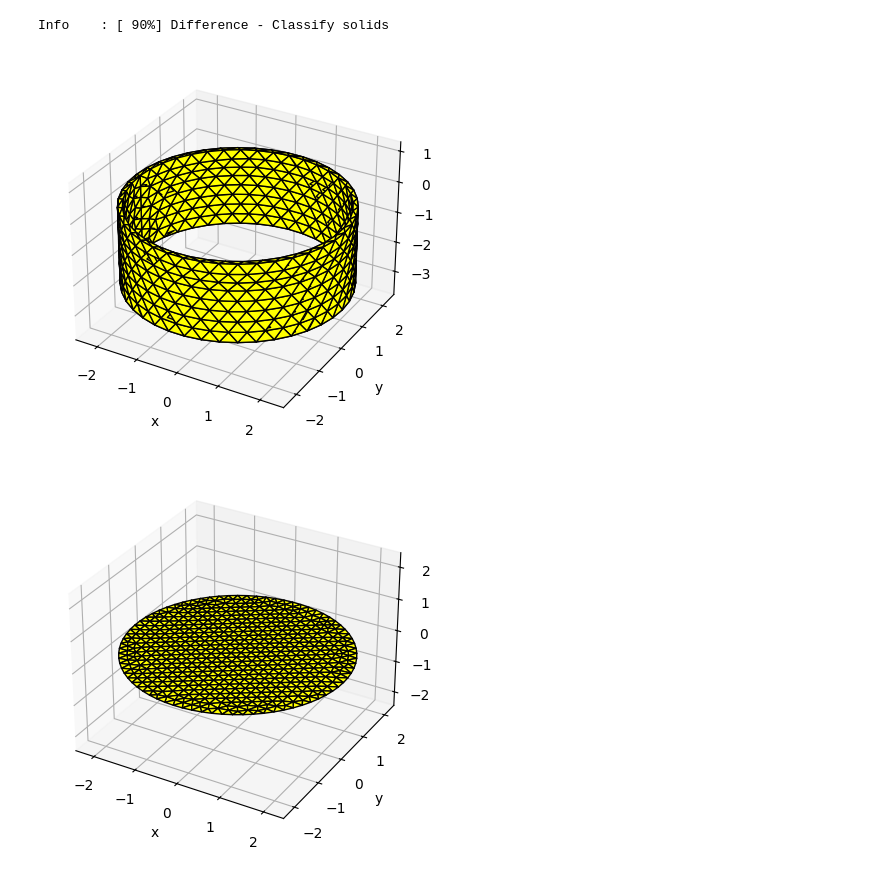
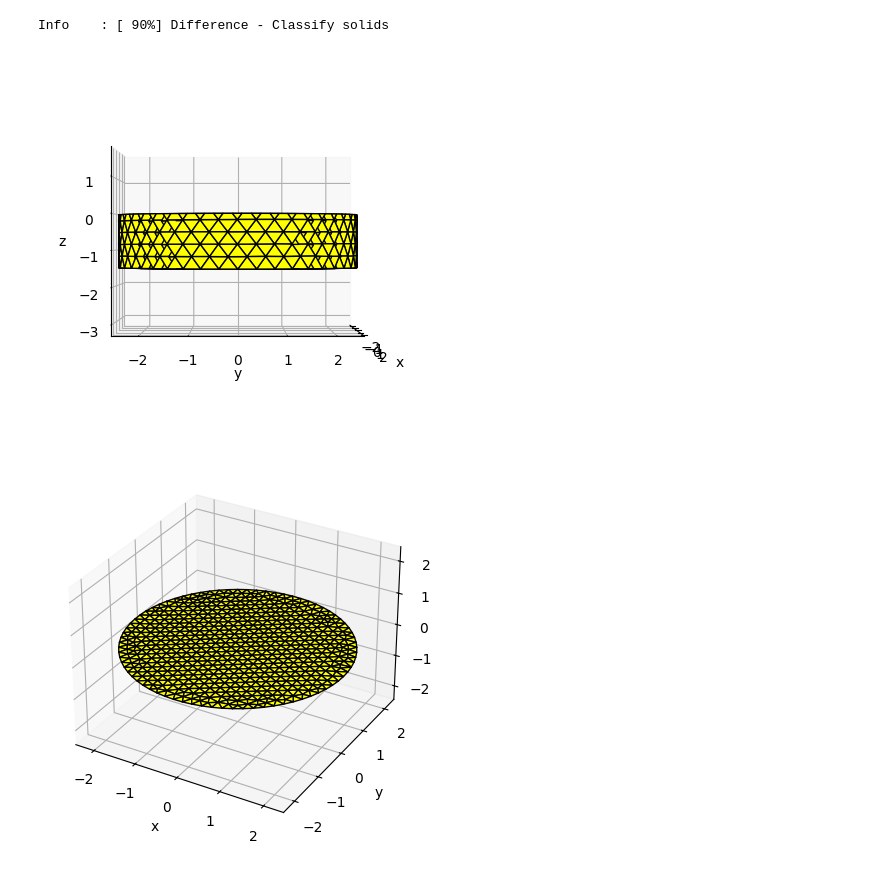
Before and after one commit to capytaine/capytaine, a Jupyter notebook: examples/cylinder/cylinder.ipynb, the cells around one changed output. Drawn from its saved outputs; the diff is of its cells as text; code cells hidden in the pictures.

```diff
--- a/examples/cylinder/cylinder.ipynb
+++ b/examples/cylinder/cylinder.ipynb
@@ -134,6 +134,8 @@ with pygmsh.occ.Geometry() as geom:
     gmsh.option.setNumber('Mesh.MeshSizeFactor', mesh_size_factor)
     cyl_outer = geom.add_cylinder([0,0,0], [0,0,-(barrier_depth+freeboard)], radius_outer)
     cyl_inner = geom.add_cylinder([0,0,0], [0,0,-(barrier_depth+freeboard)], radius_inner)
+    geom.translate(cyl_inner, [0,0,freeboard])
+    geom.translate(cyl_outer, [0,0,freeboard])
     geom.boolean_difference(cyl_outer, cyl_inner)
     mesh = load_from_meshio(geom.generate_mesh())
     mesh = mesh.keep_immersed_part()
@@ -145,9 +147,11 @@ with pygmsh.occ.Geometry() as geom:
     internal_surface = geom.add_disk([0,0,0], radius_inner)
     mesh_lid = load_from_meshio(geom.generate_mesh())
 # %%
-mesh.show_matplotlib()#(normal_vectors=True, scale_normal_vector=2)
+ax = plt.figure().add_subplot(projection="3d")
+mesh.show_matplotlib(ax)#(normal_vectors=True, scale_normal_vector=2)
+ax.view_init(elev=0, azim=0)
 # %% [output]
-[figure, old version]
+[figure, new version]
 # %%
 mesh_lid.show_matplotlib()
 # %% [output]
```
Also changed, not shown: parts of 2 cells of this notebook.
